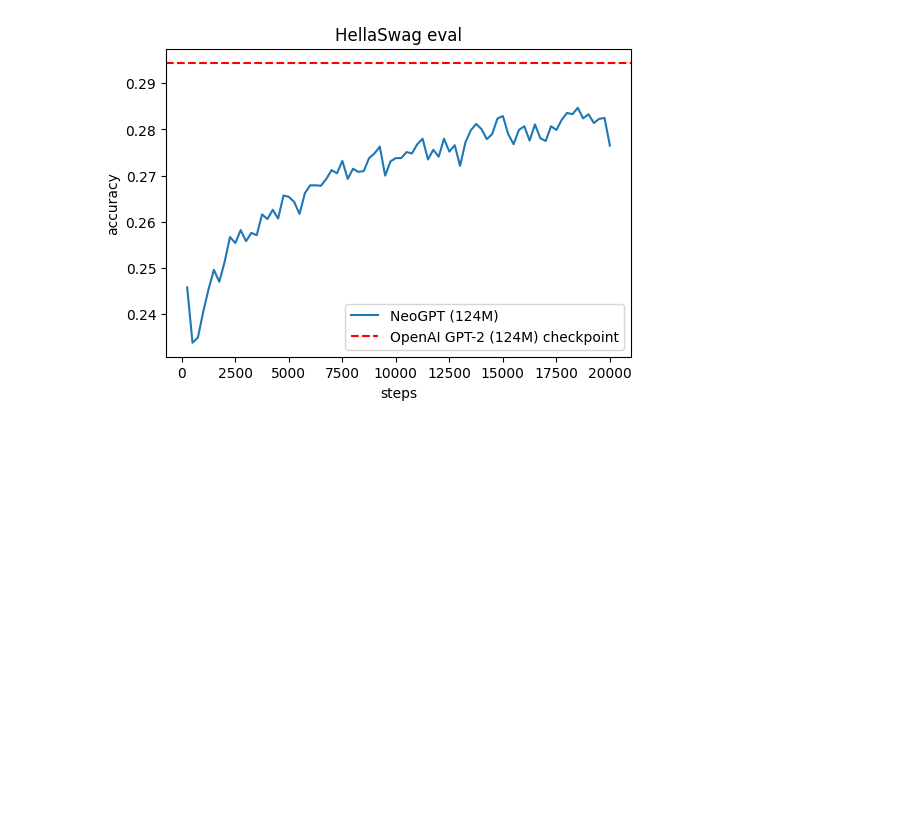
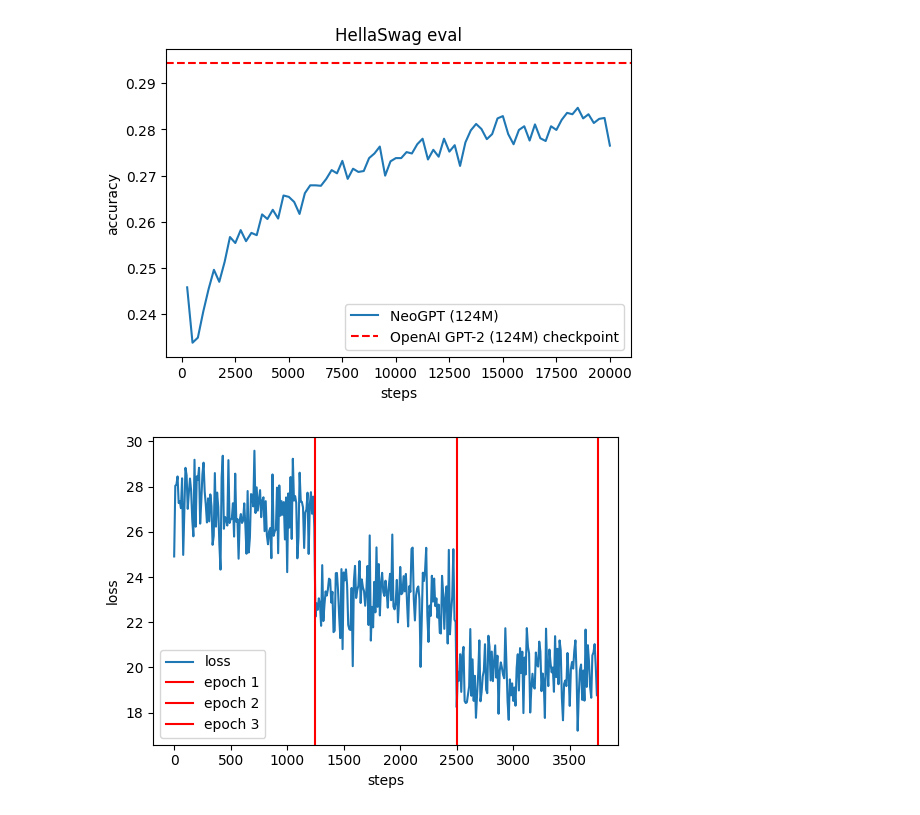
Before and after one commit to naapeli/NeoGPT, a Jupyter notebook: testing.ipynb, the cells around one changed output. Cells and saved outputs as stored; diff of their text form; code cells hidden in the pictures; blank space fills up the shorter version.

```diff
--- a/testing.ipynb
+++ b/testing.ipynb
@@ -142,6 +142,11 @@ In today's article, I'm
 So, what do we have in our code? It is an abstraction of
 >  Hello, I'm a language model, so you haven't heard of languages from the past century to the present. And not all languages were created equally
 # %%
+from GPT2 import GPT2, Config
+
+import torch
+import torch.nn.functional as F
+import tiktoken
 import os
 
 
@@ -152,7 +157,7 @@ log_file = os.path.join(log_dir, f"log.txt")
 checkpoint_files = [f for f in os.listdir(log_dir) if f.startswith("model_") and f.endswith(".pt")]
 assert len(checkpoint_files) > 0, "no checkpoints found to resume training from"
 checkpoint_files = sorted(checkpoint_files)
-checkpoint_file = checkpoint_files[-1]
+checkpoint_file = checkpoint_files[0]
 checkpoint_path = os.path.join(log_dir, checkpoint_file)
 checkpoint = torch.load(checkpoint_path, map_location=device, weights_only=False)
 
@@ -166,11 +171,11 @@ max_length = 50  # 500
 
 tokenizer = tiktoken.get_encoding("gpt2")
 # tokens = tokenizer.encode("Which is a species of fish? Tope or Rope\nResponse:\n")
-# tokens = tokenizer.encode("Explain the game of basketball.\nResponse:\n")  # not is training set
+tokens = tokenizer.encode("Explain the game of basketball.\nResponse:\n")  # not is training set
 # tokens = tokenizer.encode("Why mobile is bad for human\nResponse:\n")
 # tokens = tokenizer.encode("What is a polygon?\nResponse:\n")
 # tokens = tokenizer.encode("If I have more pieces at the time of stalemate, have I won?\nContext:\nStalemate is a situation in chess where the player whose turn it is to move is not in check and has no legal move. Stalemate results in a draw. During the endgame, stalemate is a resource that can enable the player with the inferior position to draw the game rather than lose. In more complex positions, stalemate is much rarer, usually taking the form of a swindle that succeeds only if the superior side is inattentive.[citation needed] Stalemate is also a common theme in endgame studies and other chess problems.\n\nThe outcome of a stalemate was standardized as a draw in the 19th century. Before this standardization, its treatment varied widely, including being deemed a win for the stalemating player, a half-win for that player, or a loss for that player; not being permitted; and resulting in the stalemated player missing a turn. Stalemate rules vary in other games of the chess family.\nResponse:\n")
-tokens = tokenizer.encode("What is a dispersive prism?\nContext:\nIn optics, a dispersive prism is an optical prism that is used to disperse light, that is, to separate light into its spectral components (the colors of the rainbow). Different wavelengths (colors) of light will be deflected by the prism at different angles. This is a result of the prism material's index of refraction varying with wavelength (dispersion). Generally, longer wavelengths (red) undergo a smaller deviation than shorter wavelengths (blue). The dispersion of white light into colors by a prism led Sir Isaac Newton to conclude that white light consisted of a mixture of different colors.\nResponse:\n")
+# tokens = tokenizer.encode("What is a dispersive prism?\nContext:\nIn optics, a dispersive prism is an optical prism that is used to disperse light, that is, to separate light into its spectral components (the colors of the rainbow). Different wavelengths (colors) of light will be deflected by the prism at different angles. This is a result of the prism material's index of refraction varying with wavelength (dispersion). Generally, longer wavelengths (red) undergo a smaller deviation than shorter wavelengths (blue). The dispersion of white light into colors by a prism led Sir Isaac Newton to conclude that white light consisted of a mixture of different colors.\nResponse:\n")
 
 tokens = torch.tensor(tokens, dtype=torch.long)
 tokens = tokens.unsqueeze(0).repeat(num_return_sequences, 1)
@@ -259,3 +264,27 @@ Min Validation Loss: 3.2538
 Max Hellaswag eval: 0.2847
 [figure]
 [figure]
+# %%
+import numpy as np
+import matplotlib.pyplot as plt
+
+
+with open("fine_tune_log/log.txt", "r") as f:
+    lines = f.readlines()
+
+losses = []
+for line in lines:
+    *_, loss = line.strip().split()
+    losses.append(float(loss))
+
+plt.figure(figsize=(6, 4))
+plt.plot(10 * np.arange(0, len(losses)), losses, label="loss")
+plt.axvline(x=1250, label="epoch 1", c="red")
+plt.axvline(x=2500, label="epoch 2", c="red")
+plt.axvline(x=3750, label="epoch 3", c="red")
+plt.xlabel("steps")
+plt.ylabel("loss")
+plt.legend()
+plt.show()
+# %% [output]
+[figure, added]
```
Also changed, not shown: parts of 1 cell of this notebook, 2 other files.
